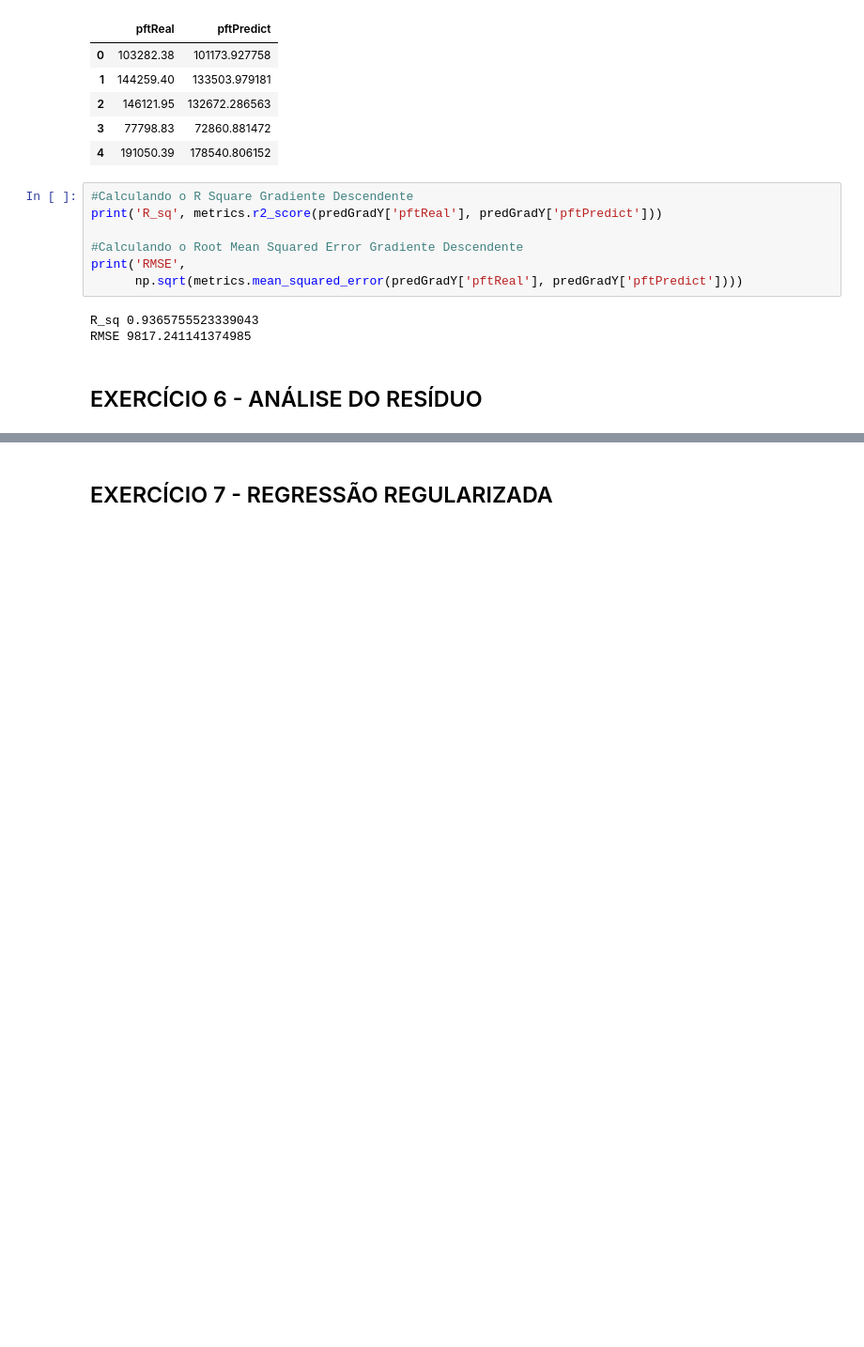
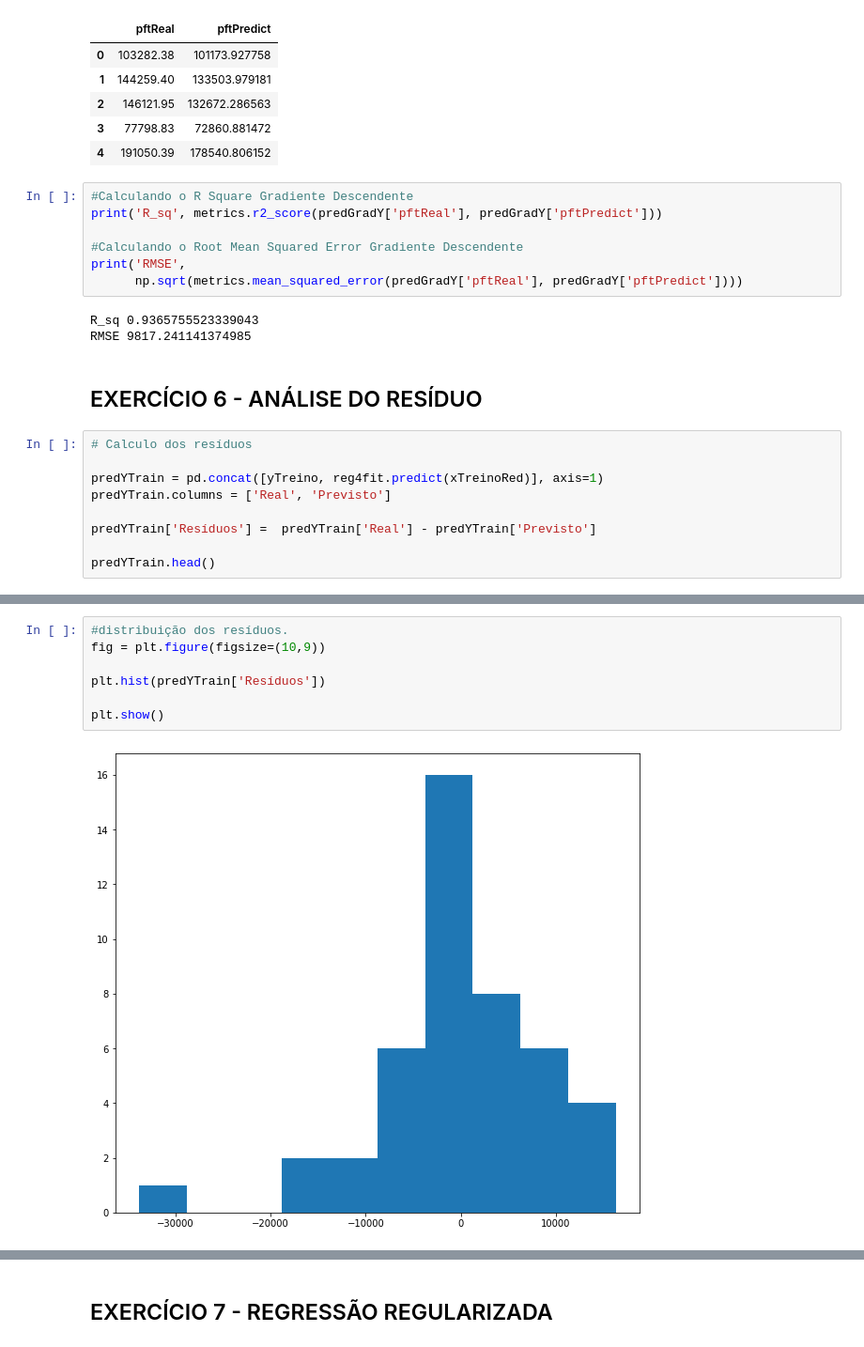
Before and after one commit to abakashi/dinamica_dex04_day05, a Jupyter notebook: Estatistica_avancada_ex.ipynb, the cells around one changed output, grey strips where cells are left out. Shown: that part at 94% size. Cells and saved outputs as stored; diff of their text form; blank space fills up the shorter version.

```diff
--- a/Estatistica_avancada_ex.ipynb
+++ b/Estatistica_avancada_ex.ipynb
@@ -637,3 +637,12 @@ R_sq 0.9365755523339043
 RMSE 9817.241141374985
 # %% [markdown]
 ## EXERCÍCIO 6 - ANÁLISE DO RESÍDUO
+# %%
+# Calculo dos resíduos
+
+predYTrain = pd.concat([yTreino, reg4fit.predict(xTreinoRed)], axis=1)
+predYTrain.columns = ['Real', 'Previsto']
+
+predYTrain['Resíduos'] =  predYTrain['Real'] - predYTrain['Previsto']
+
+predYTrain.head()
@@ -639,0 +656,9 @@ RMSE 9817.241141374985
+# %%
+#distribuição dos resíduos.
+fig = plt.figure(figsize=(10,9))
+
+plt.hist(predYTrain['Resíduos'])
+
+plt.show()
+# %% [output]
+[figure, added]
```
Also changed, not shown: parts of 9 cells of this notebook.
